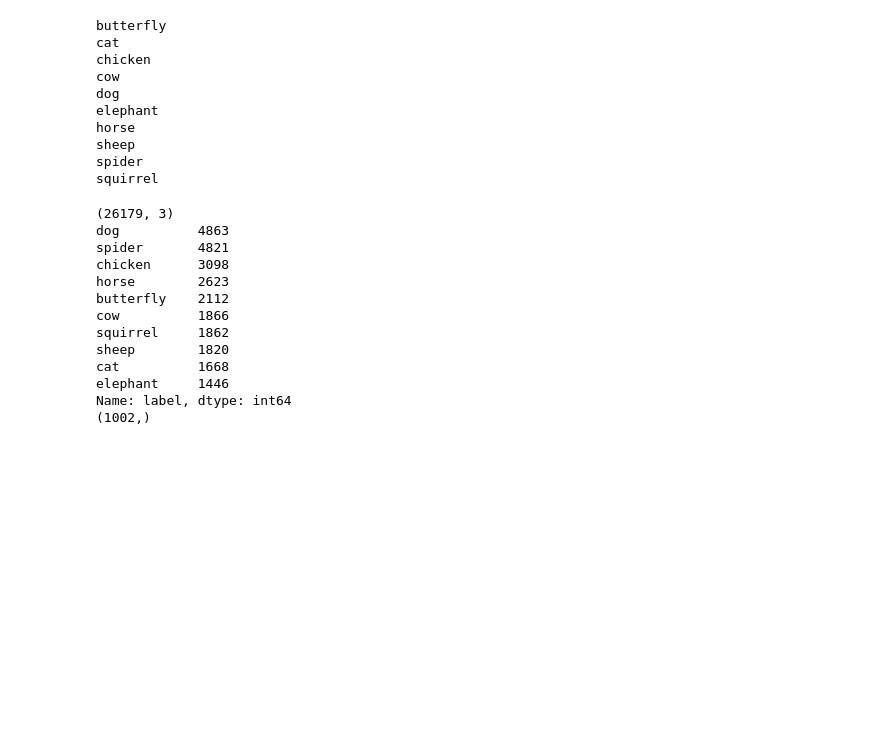
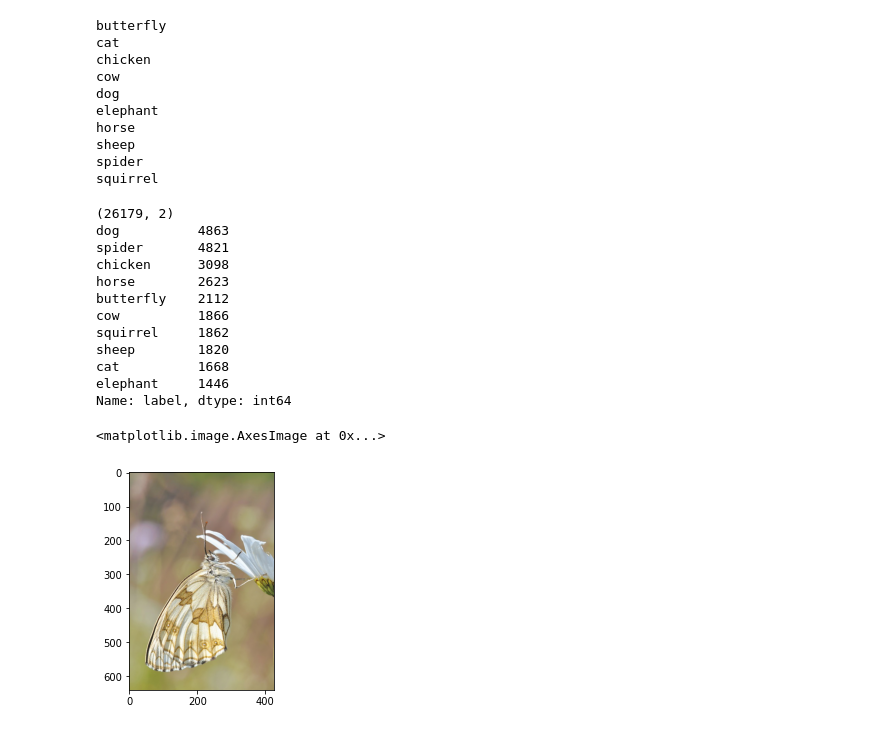
Before and after one commit to Eliaz-LR/Animal-identification-NN, a Jupyter notebook: img_to_csv.ipynb, the cells around one changed output. Drawn from its saved outputs; the diff is of its cells as text; code cells hidden in the pictures; blank space fills up the shorter version.

```diff
--- a/img_to_csv.ipynb
+++ b/img_to_csv.ipynb
@@ -3,10 +3,10 @@ import pandas as pd
 import os
 import cv2
 import matplotlib.pyplot as plt
-
+import pickle
 
 def createFileList(myDir):
-    dataframe = pd.DataFrame(columns=['label', 'img'])
+    dataframe = pd.DataFrame(columns=['label', 'img_hsv'])
     for mroot, mdirs, mfiles in os.walk(myDir):
         for dir in mdirs:
             label = dir
@@ -15,6 +15,7 @@ def createFileList(myDir):
                 for file in files:
                     img = cv2.imread(root+'\\'+file)
                     #traitement de l'image
+
                     hsv = cv2.cvtColor(img, cv2.COLOR_BGR2HSV) #range of values : 0-179, 0-255, 0-255
                     dataframe = dataframe.append({'label': label, 'img_hsv': hsv}, ignore_index=True)
     return dataframe
@@ -39,11 +40,11 @@ squirrel
 # %%
 print(dfFiles.shape)
 print(dfFiles['label'].value_counts())
-print(dfFiles['img_hsv'].apply(lambda x: x.shape).unique().shape)
+#print(dfFiles['img_hsv'].apply(lambda x: x.shape).unique().shape)
 # taille_array = ()
 # for i in dfFiles['img']:
 # %% [output]
-(26179, 3)
+(26179, 2)
 dog          4863
 spider       4821
 chicken      3098
@@ -55,5 +56,11 @@ sheep        1820
 cat          1668
 elephant     1446
 Name: label, dtype: int64
-(1002,)
+# %%
+img = dfFiles['img_hsv'][0]
+rgb = cv2.cvtColor(img, cv2.COLOR_HSV2RGB)
+plt.imshow(rgb)
+# %% [output]
+<matplotlib.image.AxesImage at 0x...>
+[figure, added]
 # %%
```
Also changed, not shown: parts of 1 cell of this notebook, 1 other file.
